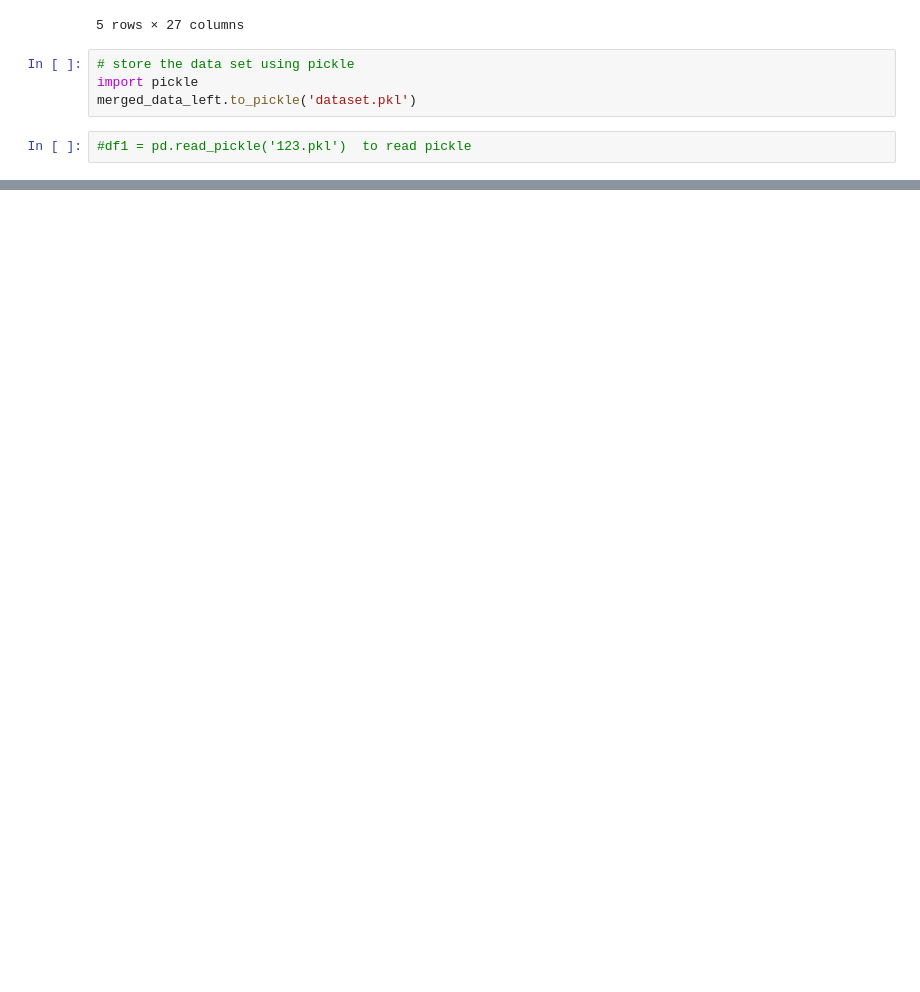
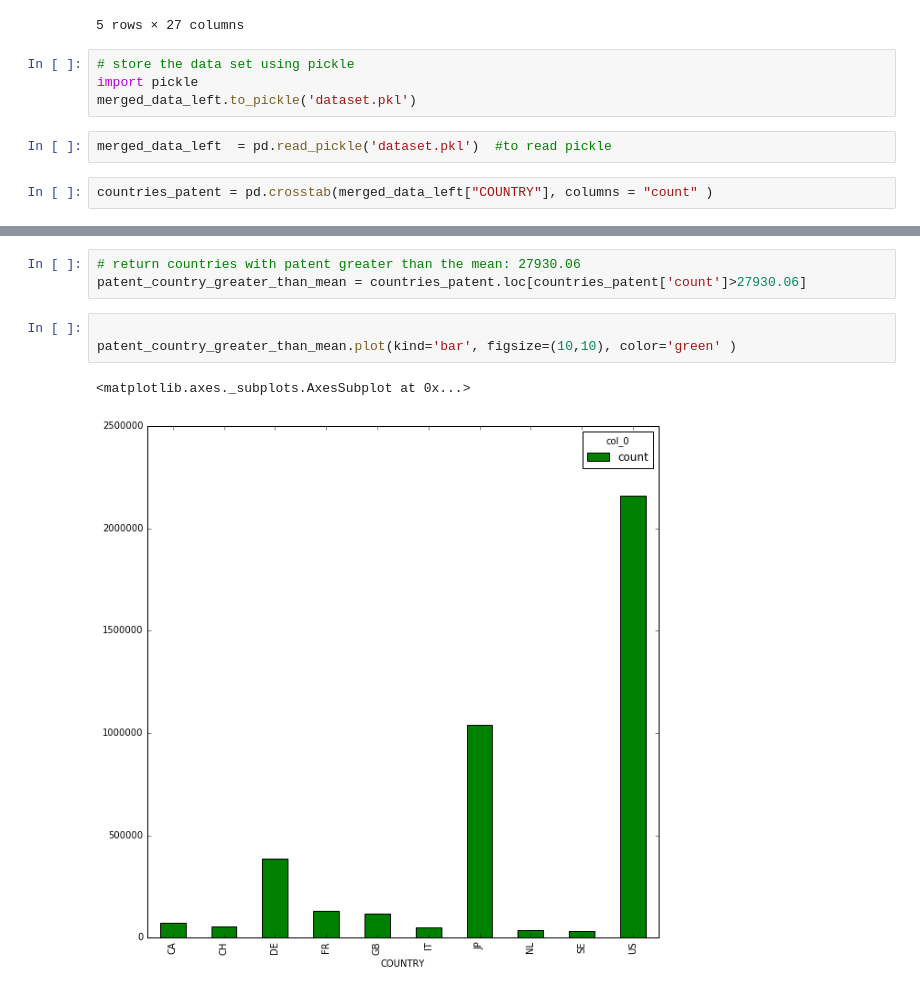
Before and after one commit to bilguunchinzorigEPFL/dataVisualization, a Jupyter notebook: Cleaning_pipline/Cleaning_pipeline_first_attempt.ipynb, the cells around one changed output, grey strips where cells are left out. Drawn from its saved outputs; the diff is of its cells as text; blank space fills up the shorter version.

```diff
--- a/Cleaning_pipline/Cleaning_pipeline_first_attempt.ipynb
+++ b/Cleaning_pipline/Cleaning_pipeline_first_attempt.ipynb
@@ -348,4 +348,6 @@ merged_data_left.head()
 import pickle
 merged_data_left.to_pickle('dataset.pkl')
 # %%
-#df1 = pd.read_pickle('123.pkl')  to read pickle
+merged_data_left  = pd.read_pickle('dataset.pkl')  #to read pickle
+# %%
+countries_patent = pd.crosstab(merged_data_left["COUNTRY"], columns = "count" )
@@ -351,0 +393,9 @@ merged_data_left.to_pickle('dataset.pkl')
+# %%
+# return countries with patent greater than the mean: 27930.06
+patent_country_greater_than_mean = countries_patent.loc[countries_patent['count']>27930.06]
+# %%
+
+patent_country_greater_than_mean.plot(kind='bar', figsize=(10,10), color='green' )
+# %% [output]
+<matplotlib.axes._subplots.AxesSubplot at 0x...>
+[figure, added]
```
Also changed, not shown: parts of 4 cells of this notebook.
